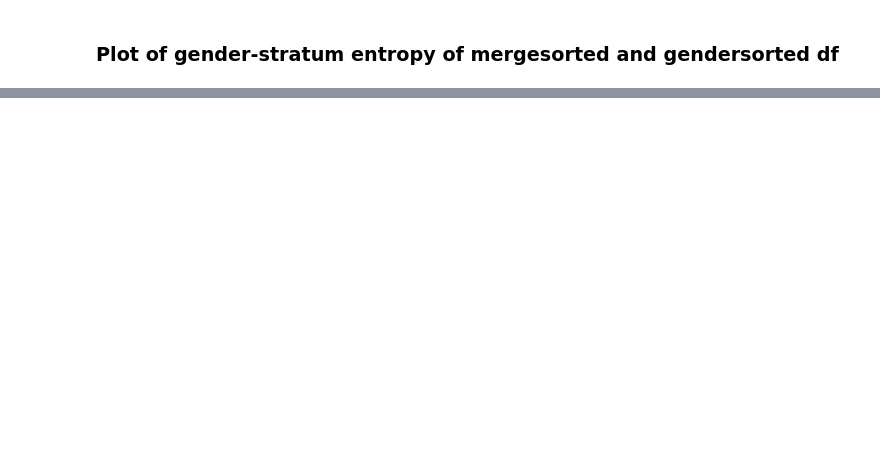
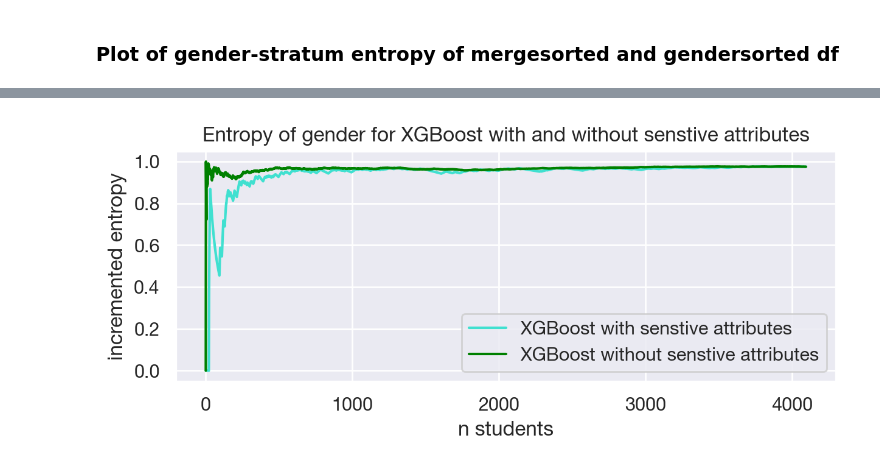
Before and after one commit to s183910/Bachelor_Gabi_Kat, a Jupyter notebook: Notebooks/Basic_dists/Baselines real.ipynb, the cells around one changed output, grey strips where cells are left out. Saved outputs shown, nothing was run; the diff lists cells and outputs as text; code cells hidden in the pictures; blank space fills up the shorter version.

Commit message:
Entropy på xgboost

```diff
--- a/Notebooks/Basic_dists/Baselines real.ipynb
+++ b/Notebooks/Basic_dists/Baselines real.ipynb
@@ -307,7 +298,7 @@ df_sort[["value_counts_col_GENDER", "GENDER_bin"]][:5]
 #For each row incremented, get entropy
 data_entropy = []
 for i in range(len(df_sort)):
-    data_entropy.append(-(df_sort["value_counts_col"][i]*np.log2(df_sort["value_counts_col"][i])).sum())
+    data_entropy.append(-(df_sort["value_counts_col_GENDER"][i]*np.log2(df_sort["value_counts_col_GENDER"][i])).sum())
 # %%
 #Create new column with the entropy
 df_sort["entropy_col"] = data_entropy
@@ -510,0 +492,76 @@ plt.show()
+# %%
+## WITH SENSITIVE ATTRIBUTES
+
+#Dataframe to use
+df_xgb_vanilla = pd.read_csv("samlet_preds_index_vanilla-kopi.csv")
+df_xgb_vanilla = df_xgb_vanilla.rename(columns={"Gender_bins":"GENDER_bin"})
+
+#For each row incremented, get ratio of M and F
+data_value_counts_xg_vanilla= []
+for i in range(1,len(df_xgb_vanilla)+1):
+    data_value_counts_xg_vanilla.append(np.array([df_xgb_vanilla["GENDER_bin"][:i].value_counts(normalize=True)]))
+
+#Create new column with the ratios
+df_xgb_vanilla["value_counts_col_GENDER"] = data_value_counts_xg_vanilla
+
+# Check if probabilities look correct
+print(df_xgb_vanilla[["value_counts_col_GENDER", "GENDER_bin"]][:5])
+
+#For each row incremented, get entropy
+data_entropy_xgb_vanilla = []
+for i in range(len(df_xgb_vanilla)):
+    data_entropy_xgb_vanilla.append(-(df_xgb_vanilla["value_counts_col_GENDER"][i]*np.log2(df_xgb_vanilla["value_counts_col_GENDER"][i])).sum())
+
+#Create new column with the entropy
+df_xgb_vanilla["entropy_col_GENDER"] = data_entropy_xgb_vanilla
+
+
+
+## WITHOUT SENSITIVE ATTRIBUTES
+
+#Create dataframe to use
+df_xgb_wo = pd.read_csv("samlet_preds_index_without_sensitive-kopi.csv")
+X_test = pd.read_csv("X_test_raw.csv")
+df_xgb_wo["GENDER_bin"] = X_test.GENDER_bin.to_numpy()
+#Gather with Gender_bin
+
+#For each row incremented, get ratio of M and F
+data_value_counts_xgb_wo = []
+for i in range(1,len(df_xgb_wo_sens)+1):
+    data_value_counts_xgb_wo.append(np.array([df_xgb_wo["GENDER_bin"][:i].value_counts(normalize=True)]))
+
+#Create new column with the ratios
+df_xgb_wo["value_counts_col_GENDER"] = data_value_counts_xgb_wo
+
+# Check if probabilities look correct
+print(df_xgb_wo[["value_counts_col_GENDER", "GENDER_bin"]][:5])
+
+#For each row incremented, get entropy
+data_entropy_xgb_wo = []
+for i in range(len(df_xgb_wo_sens)):
+    data_entropy_xgb_wo.append(-(df_xgb_wo["value_counts_col_GENDER"][i]*np.log2(df_xgb_wo["value_counts_col_GENDER"][i])).sum())
+
+#Create new column with the entropy
+df_xgb_wo["entropy_col_GENDER"] = data_entropy_xgb_wo
+
+
+## PLOT TOGETHER
+
+#apply new column of cumsum+1
+df_xgb_vanilla["n_students"] = range(len(df_xgb_vanilla))
+df_xgb_wo["n_students"] = range(len(df_xgb_wo))
+
+
+# mergesort entropy of gender
+sns.lineplot(x="n_students", y="entropy_col_GENDER", data=df_xgb_vanilla, color="turquoise") #with
+sns.lineplot(x="n_students", y="entropy_col_GENDER", data=df_xgb_wo, color="green") #without
+
+
+plt.title("Entropy of gender for XGBoost with and without senstive attributes")
+plt.xlabel('n students')
+plt.ylabel('incremented entropy')
+
+plt.legend(["XGBoost with senstive attributes", "XGBoost without senstive attributes"], loc ="lower right")
+
+plt.show()
+# %% [output]
@@ -510,0 +580 @@ plt.show()
+[figure, added]
```
Also changed, not shown: parts of 15 cells of this notebook, 3 other files.
